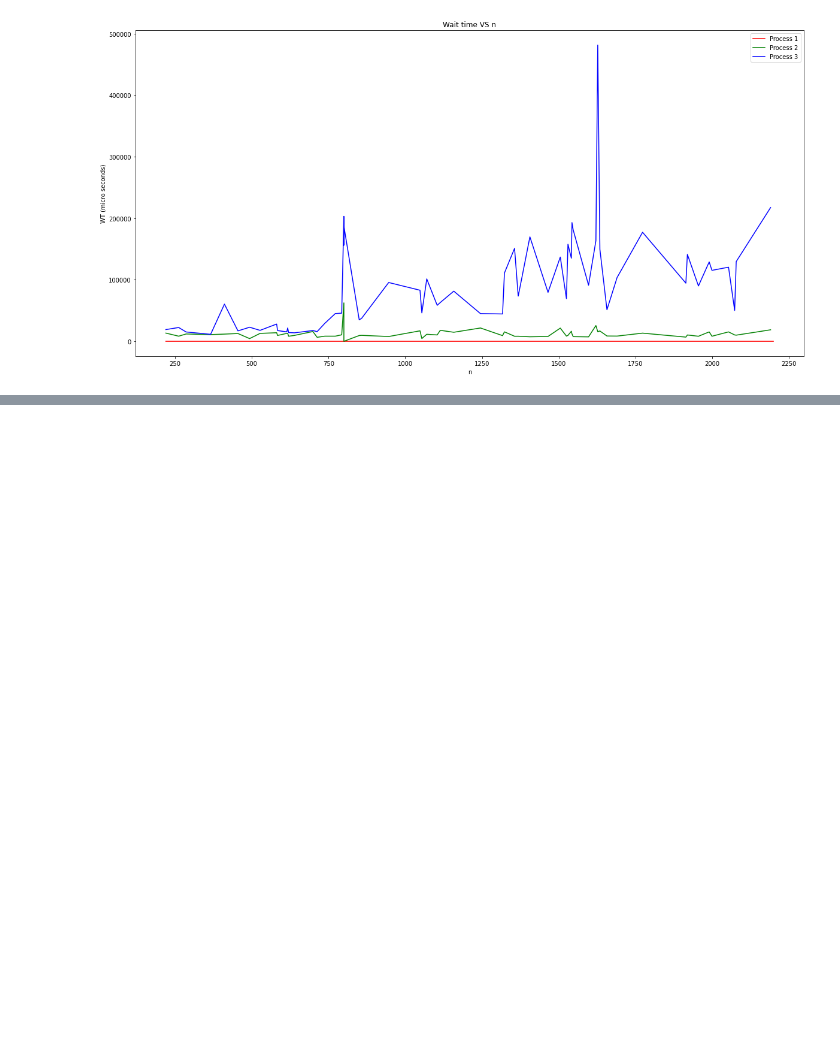
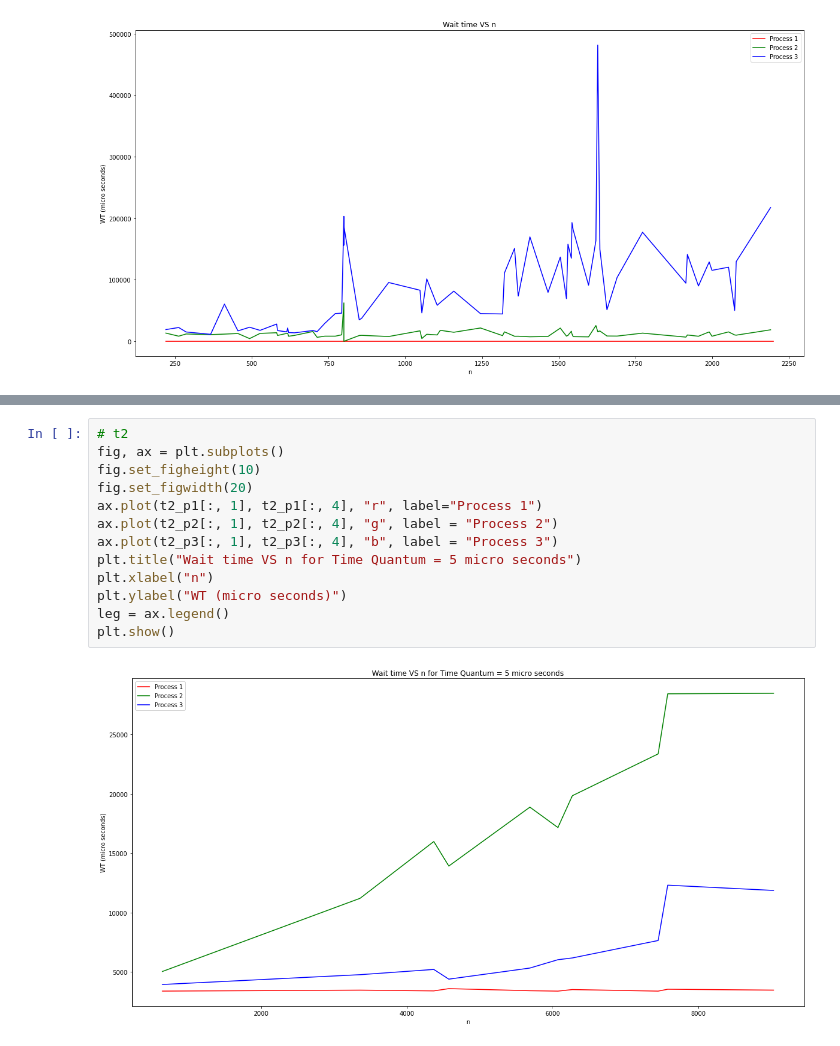
Before and after one commit to PavanReddy28/OS_Assignment, a Jupyter notebook: analysis_1.ipynb, the cells around one changed output, grey strips where cells are left out. Drawn from its saved outputs; the diff is of its cells as text; blank space fills up the shorter version.

```diff
--- a/analysis_1.ipynb
+++ b/analysis_1.ipynb
@@ -54,0 +188,15 @@ plt.show()
+# %%
+# t2
+fig, ax = plt.subplots()
+fig.set_figheight(10)
+fig.set_figwidth(20)
+ax.plot(t2_p1[:, 1], t2_p1[:, 4], "r", label="Process 1")
+ax.plot(t2_p2[:, 1], t2_p2[:, 4], "g", label = "Process 2")
+ax.plot(t2_p3[:, 1], t2_p3[:, 4], "b", label = "Process 3")
+plt.title("Wait time VS n for Time Quantum = 5 micro seconds")
+plt.xlabel("n")
+plt.ylabel("WT (micro seconds)")
+leg = ax.legend()
+plt.show()
+# %% [output]
+[figure, added]
```
Also changed, not shown: parts of 29 cells of this notebook, 9 other files.
